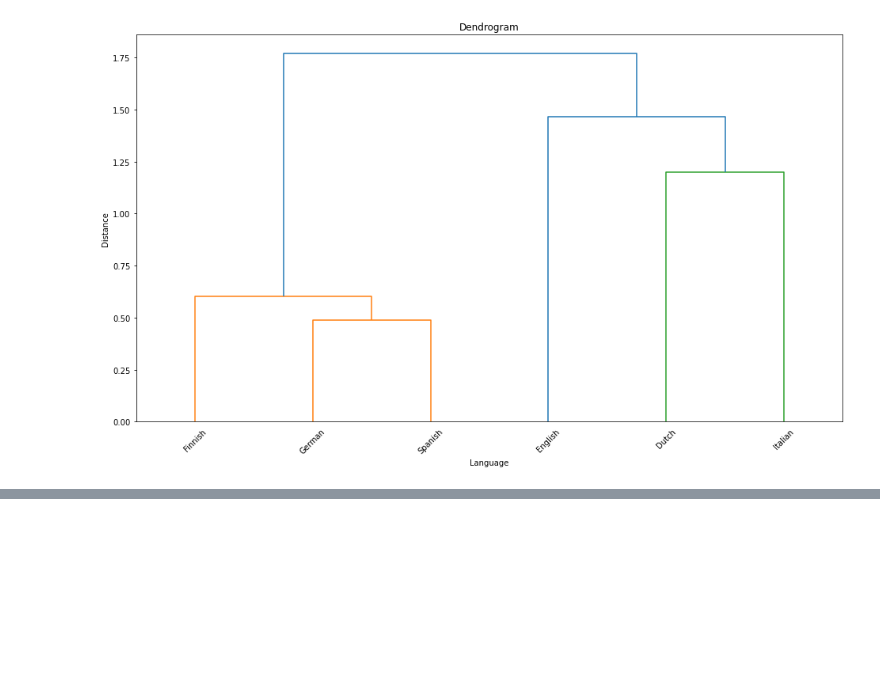
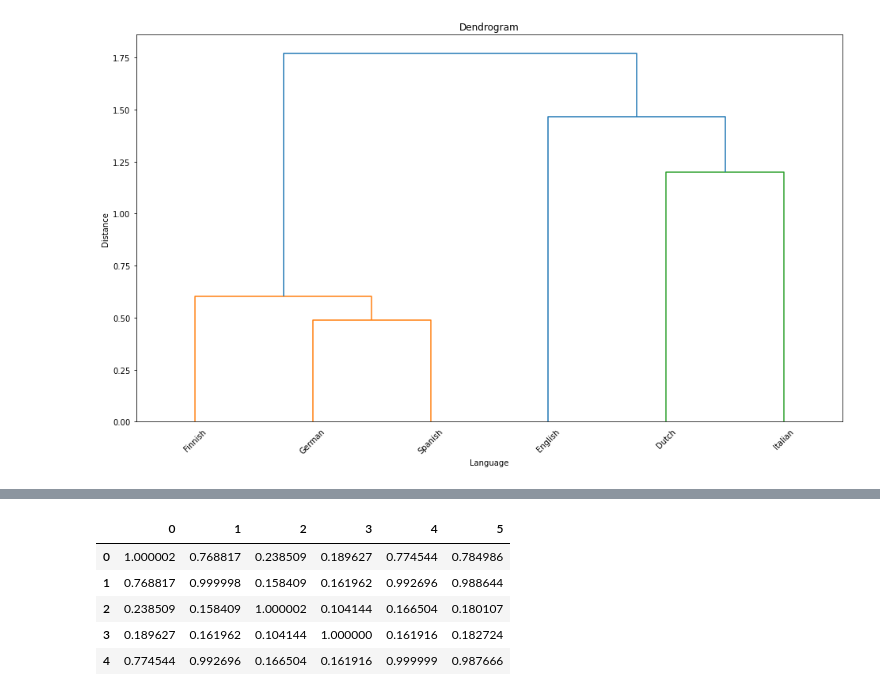
Before and after one commit to arif-cakir/GraduationProject, a Jupyter notebook: GradProject.ipynb, the cells around one changed output, grey strips where cells are left out. Saved outputs shown, nothing was run; the diff lists cells and outputs as text; code cells hidden in the pictures; blank space fills up the shorter version.

```diff
--- a/GradProject.ipynb
+++ b/GradProject.ipynb
@@ -227,0 +219,10 @@ plt.show()
+# %%
+sim_cbow = cosine_similarity(for_sim_cbow)
+pd.DataFrame(sim_cbow).head()
+# %% [output]
+|  | 0 | 1 | 2 | 3 | 4 | 5 |
+| 0 | 1.000002 | 0.768817 | 0.238509 | 0.189627 | 0.774544 | 0.784986 |
+| 1 | 0.768817 | 0.999998 | 0.158409 | 0.161962 | 0.992696 | 0.988644 |
+| 2 | 0.238509 | 0.158409 | 1.000002 | 0.104144 | 0.166504 | 0.180107 |
+| 3 | 0.189627 | 0.161962 | 0.104144 | 1.000000 | 0.161916 | 0.182724 |
+| 4 | 0.774544 | 0.992696 | 0.166504 | 0.161916 | 0.999999 | 0.987666 |
```
Also changed, not shown: parts of 8 cells of this notebook.
